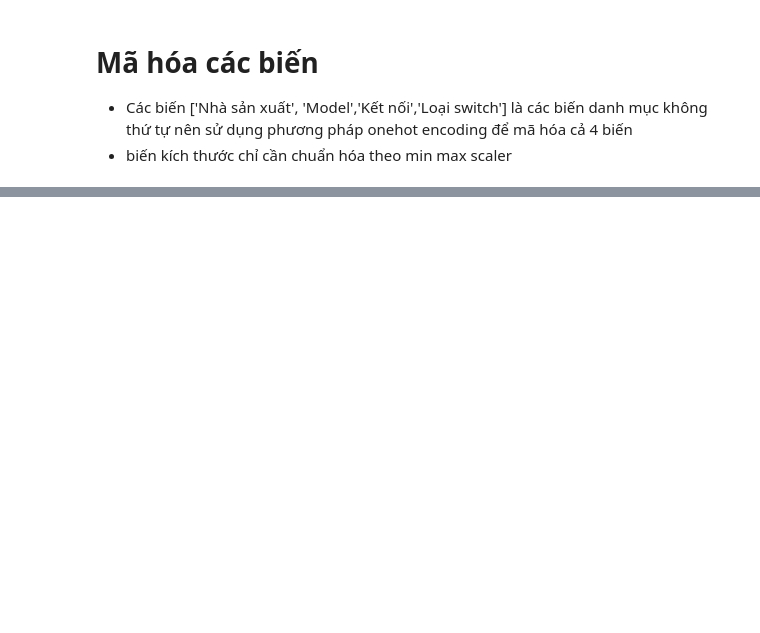
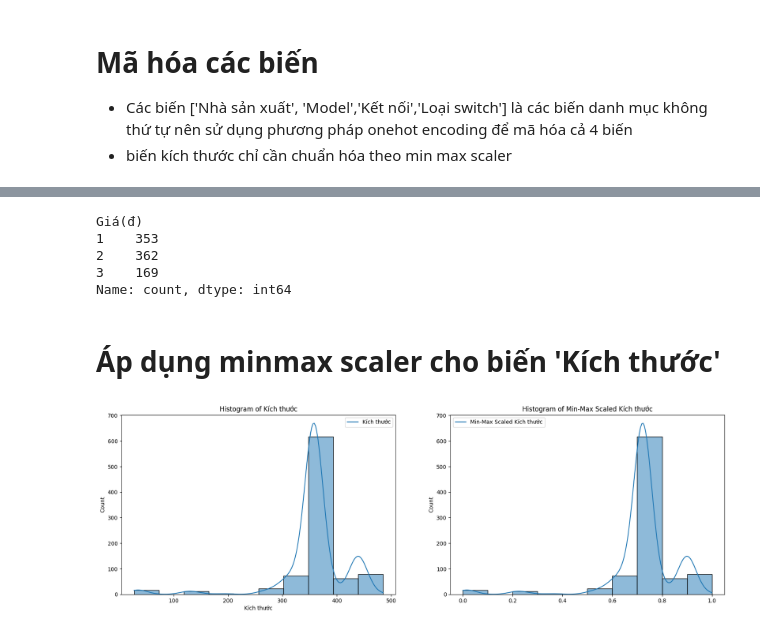
Before and after one commit to tuananh2804/keyboard-crawler, a Jupyter notebook: encoding.ipynb, the cells around one changed output, grey strips where cells are left out. Drawn from its saved outputs; the diff is of its cells as text; code cells hidden in the pictures; blank space fills up the shorter version.

```diff
--- a/encoding.ipynb
+++ b/encoding.ipynb
@@ -74 +71,4 @@ df.head(20)
 20 rows × 83 columns
+# %%
+df.drop(columns=['Tên SP'], inplace=True)
+df
@@ -74,0 +99,40 @@ df.head(20)
+# %%
+
+df['Giá(đ)'].value_counts().sort_index()
+# %% [output]
+Giá(đ)
+1    353
+2    362
+3    169
+Name: count, dtype: int64
+# %% [markdown]
+# Áp dụng minmax scaler cho biến 'Kích thước'
+# %%
+
+def _plot_dist(x, bins=10, varname='x'):
+    sns.histplot(x, bins=bins, kde=True)
+    plt.title('Histogram of {}'.format(varname))
+    #plt.xlim(xlim)
+    plt.legend([varname])
+
+selected_column = 'Kích thước'
+OG = df[selected_column]
+X = df[selected_column].values.reshape(-1, 1)
+
+# Min-Max Scaling
+scaler = MinMaxScaler()
+X_minmax = scaler.fit_transform(X)
+df[selected_column] = X_minmax.flatten()
+
+# Visualization
+fig = plt.figure(figsize=(20, 6))
+
+ax_1 = fig.add_subplot(1, 2, 1)
+ax_1 = _plot_dist(OG, bins=10, varname=selected_column)
+
+ax_2 = fig.add_subplot(1, 2, 2)
+ax_2 = _plot_dist(X_minmax, bins=10, varname='Min-Max Scaled ' + selected_column)
+
+plt.show()
+# %% [output]
+[figure, added]
```
Also changed, not shown: parts of 14 cells of this notebook, 14 other files.
